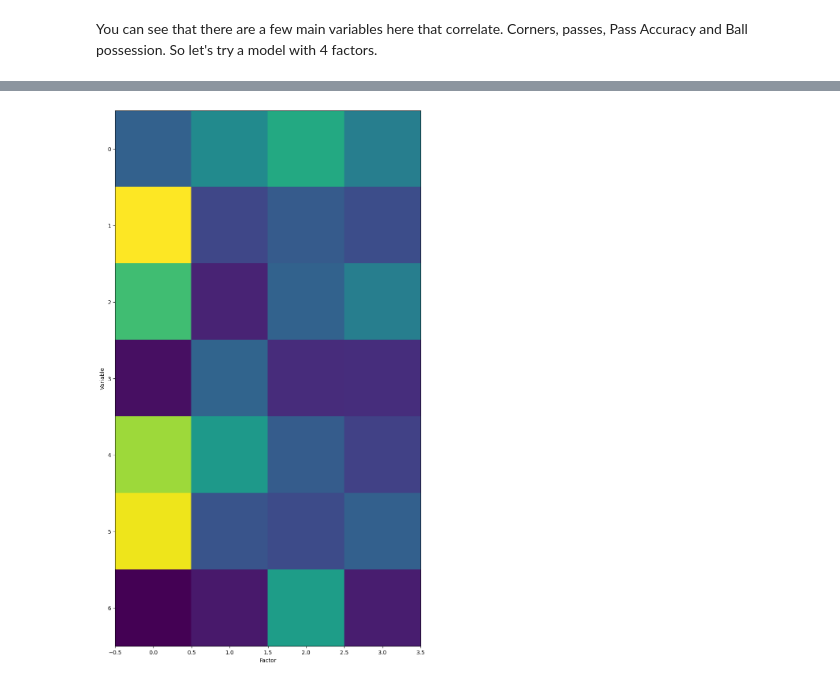
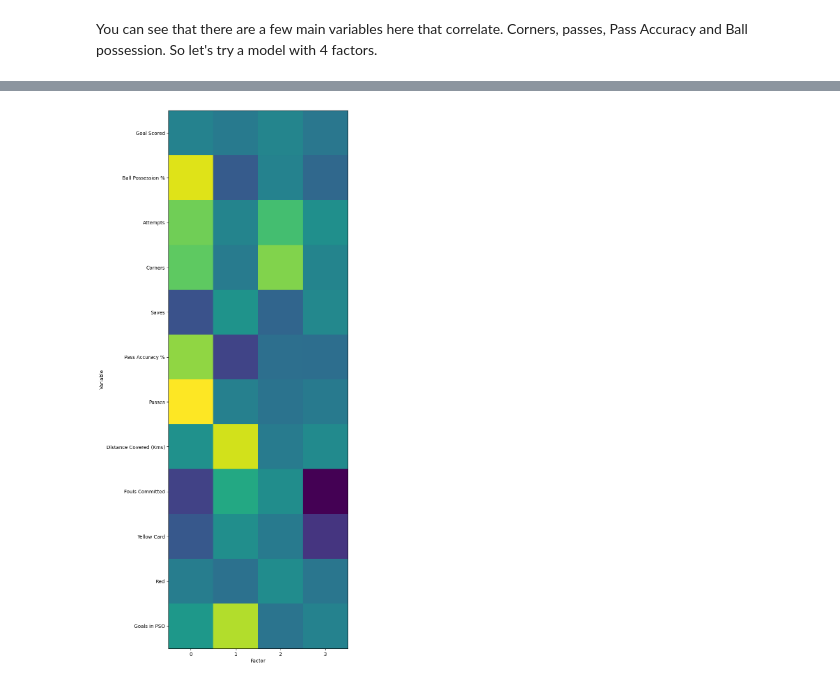
Before and after one commit to lrfreeman/modelSandbox, a Jupyter notebook: Disentanglement/fa.ipynb, the cells around one changed output, grey strips where cells are left out. Saved outputs shown, nothing was run; the diff lists cells and outputs as text; code cells hidden in the pictures.

```diff
--- a/Disentanglement/fa.ipynb
+++ b/Disentanglement/fa.ipynb
@@ -136,8 +125,34 @@ array([[ 0.02815921,  0.02215196,  0.62690681],
+# %%
+# FA Parameters
+numLatents = 4
+fa = FactorAnalysis(n_components=numLatents, max_iter = 10000)
+fa.fit(dataframe)
+fa.components_
+
+fig, axs = plt.subplots(figsize=(10, 20))
+# vmax = np.abs(fa.components_).max()
+
+axs.imshow(fa.components_.T)
+
+list = dataframe.columns
+axs.set_yticks(np.arange(len(list)))
+axs.set_yticklabels(list)
+axs.set_ylabel('Variable')
+
+axs.set_xticks([0, 1, 2 ,3])
+axs.set_xlabel('Factor')
+
+plt.show()
+
+# fa.fit(dataframe)
+
+# W = fa.components_
+# Z = fa.transform(dataframe)
+# %% [output]
+[figure, added]
 # %%
-fig, axs = plt.subplots(figsize=(10, 20))
-axs.imshow(W.T, interpolation='none')
-axs.set_ylabel('Variable')
-axs.set_xlabel('Factor')
-plt.show()
+# fig, axs = plt.subplots(figsize=(10, 20))
+# axs.imshow(W.T, interpolation='none')
+# axs.set_ylabel('Variable')
+# axs.set_xlabel('Factor')
+# plt.show()
-# %% [output]
-[figure, removed]
```
Also changed, not shown: parts of 5 cells of this notebook.
